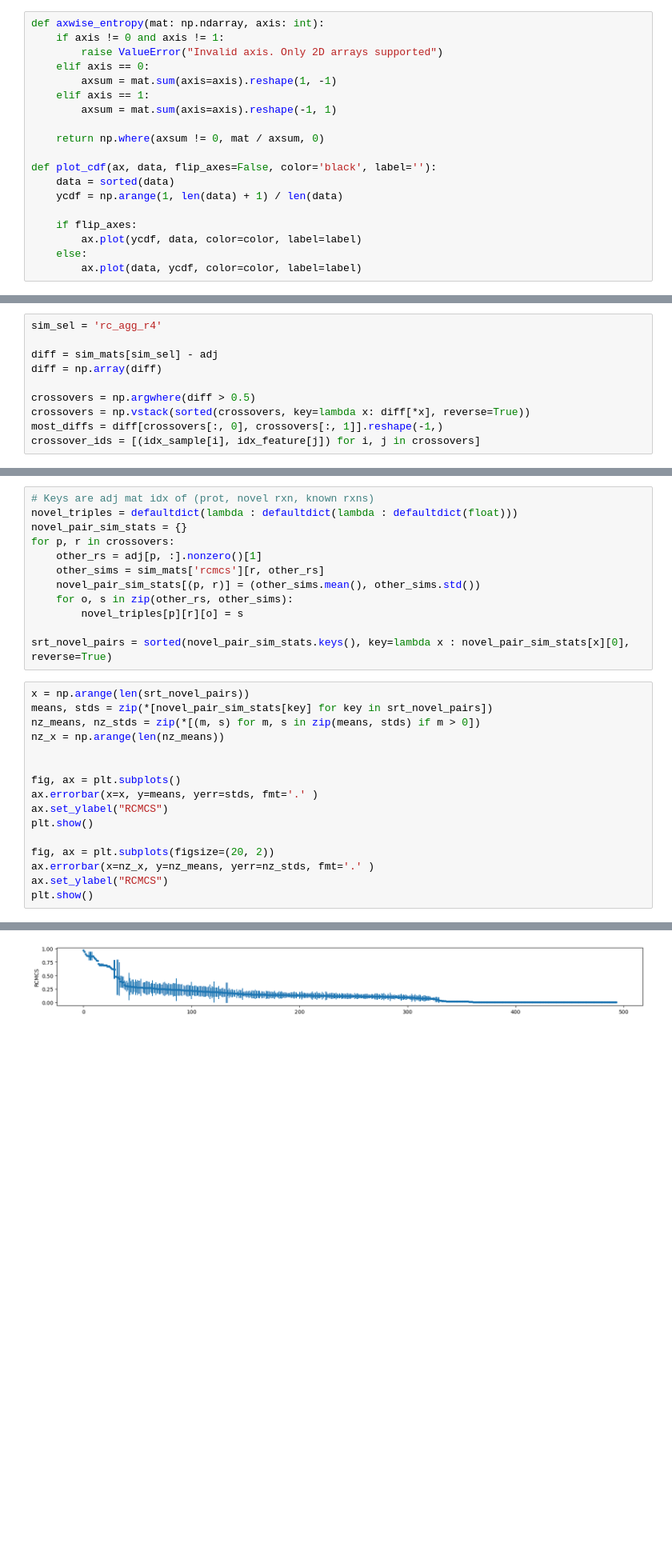
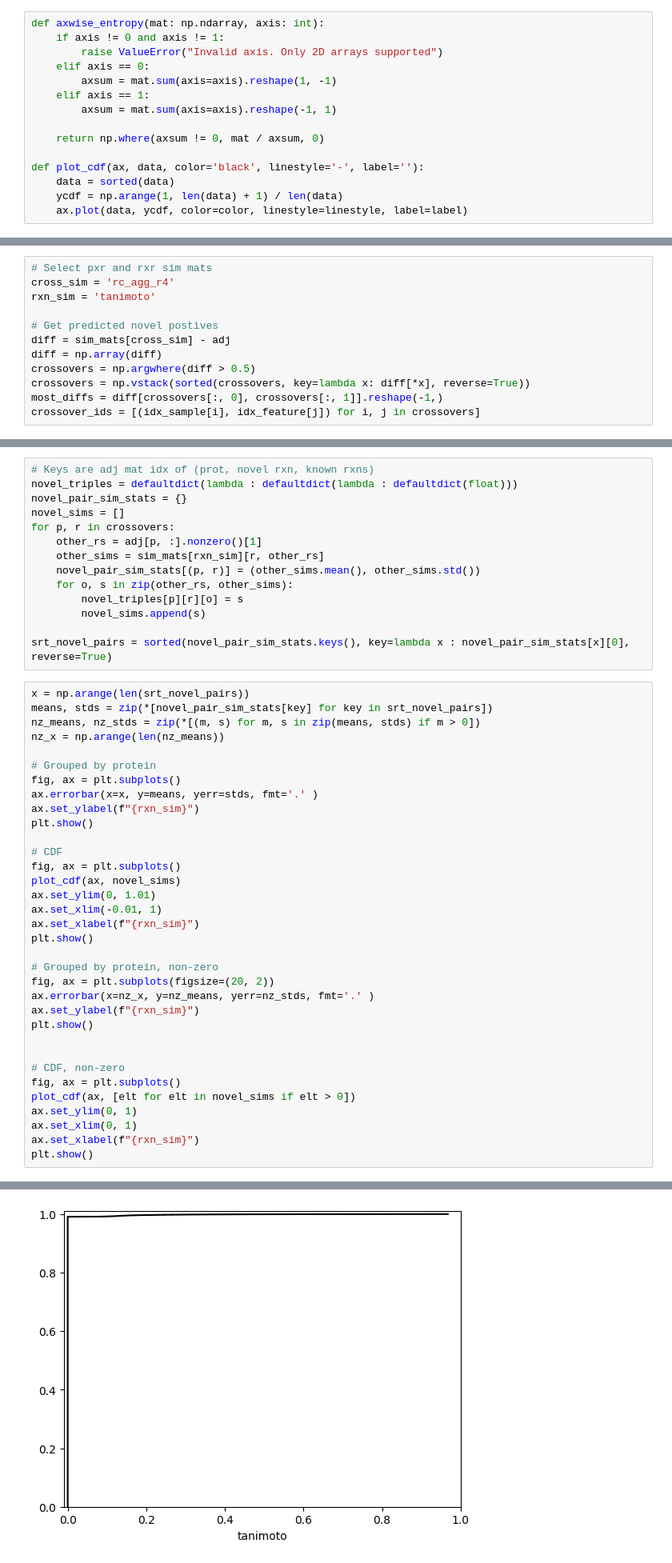
Before and after one commit to stefanpate/rcgnn, a Jupyter notebook: notebooks/protein_x_reaction_embed_sim_mat.ipynb, the cells around one changed output, grey strips where cells are left out. Shown at 80% size. Drawn from its saved outputs; the diff is of its cells as text; blank space fills up the shorter version.

Commit message:
Fixed labels pxr similarity analysis

```diff
--- a/notebooks/protein_x_reaction_embed_sim_mat.ipynb
+++ b/notebooks/protein_x_reaction_embed_sim_mat.ipynb
@@ -24,12 +26,8 @@ def axwise_entropy(mat: np.ndarray, axis: int):
 
     return np.where(axsum != 0, mat / axsum, 0)
 
-def plot_cdf(ax, data, flip_axes=False, color='black', label=''):
+def plot_cdf(ax, data, color='black', linestyle='-', label=''):
     data = sorted(data)
     ycdf = np.arange(1, len(data) + 1) / len(data)
-
-    if flip_axes:
-        ax.plot(ycdf, data, color=color, label=label)
-    else:
-        ax.plot(data, ycdf, color=color, label=label)
+    ax.plot(data, ycdf, color=color, linestyle=linestyle, label=label)
 # %%
@@ -57,11 +57,13 @@ sim_mats = {name.removesuffix("_proteins_x_reactions"): np.load(smfp / f"{datase
 # %% [output]
 Constructing sprhea:v3_folded_pt_ns sparse adjacency matrix
 # %%
-sim_sel = 'rc_agg_r4'
+# Select pxr and rxr sim mats
+cross_sim = 'rc_agg_r4'
+rxn_sim = 'tanimoto'
 
-diff = sim_mats[sim_sel] - adj
+# Get predicted novel postives
+diff = sim_mats[cross_sim] - adj
 diff = np.array(diff)
-
 crossovers = np.argwhere(diff > 0.5)
 crossovers = np.vstack(sorted(crossovers, key=lambda x: diff[*x], reverse=True))
 most_diffs = diff[crossovers[:, 0], crossovers[:, 1]].reshape(-1,)
@@ -79,12 +83,14 @@ plt.show()
 # Keys are adj mat idx of (prot, novel rxn, known rxns)
 novel_triples = defaultdict(lambda : defaultdict(lambda : defaultdict(float)))
 novel_pair_sim_stats = {}
+novel_sims = []
 for p, r in crossovers:
     other_rs = adj[p, :].nonzero()[1]
-    other_sims = sim_mats['rcmcs'][r, other_rs]
+    other_sims = sim_mats[rxn_sim][r, other_rs]
     novel_pair_sim_stats[(p, r)] = (other_sims.mean(), other_sims.std())
     for o, s in zip(other_rs, other_sims):
         novel_triples[p][r][o] = s
+        novel_sims.append(s)
 
 srt_novel_pairs = sorted(novel_pair_sim_stats.keys(), key=lambda x : novel_pair_sim_stats[x][0], reverse=True)
 # %%
@@ -93,14 +99,32 @@ means, stds = zip(*[novel_pair_sim_stats[key] for key in srt_novel_pairs])
 nz_means, nz_stds = zip(*[(m, s) for m, s in zip(means, stds) if m > 0])
 nz_x = np.arange(len(nz_means))
 
-
+# Grouped by protein
 fig, ax = plt.subplots()
 ax.errorbar(x=x, y=means, yerr=stds, fmt='.' )
-ax.set_ylabel("RCMCS")
+ax.set_ylabel(f"{rxn_sim}")
 plt.show()
 
+# CDF
+fig, ax = plt.subplots()
+plot_cdf(ax, novel_sims)
+ax.set_ylim(0, 1.01)
+ax.set_xlim(-0.01, 1)
+ax.set_xlabel(f"{rxn_sim}")
+plt.show()
+
+# Grouped by protein, non-zero
 fig, ax = plt.subplots(figsize=(20, 2))
 ax.errorbar(x=nz_x, y=nz_means, yerr=nz_stds, fmt='.' )
-ax.set_ylabel("RCMCS")
+ax.set_ylabel(f"{rxn_sim}")
 plt.show()
+
+
+# CDF, non-zero
+fig, ax = plt.subplots()
+plot_cdf(ax, [elt for elt in novel_sims if elt > 0])
+ax.set_ylim(0, 1)
+ax.set_xlim(0, 1)
+ax.set_xlabel(f"{rxn_sim}")
+plt.show()
 # %% [output]
@@ -108 +132 @@ plt.show()
-[figure, old version]
+[figure, new version]
```
Also changed, not shown: parts of 9 cells of this notebook, 1 other file.
